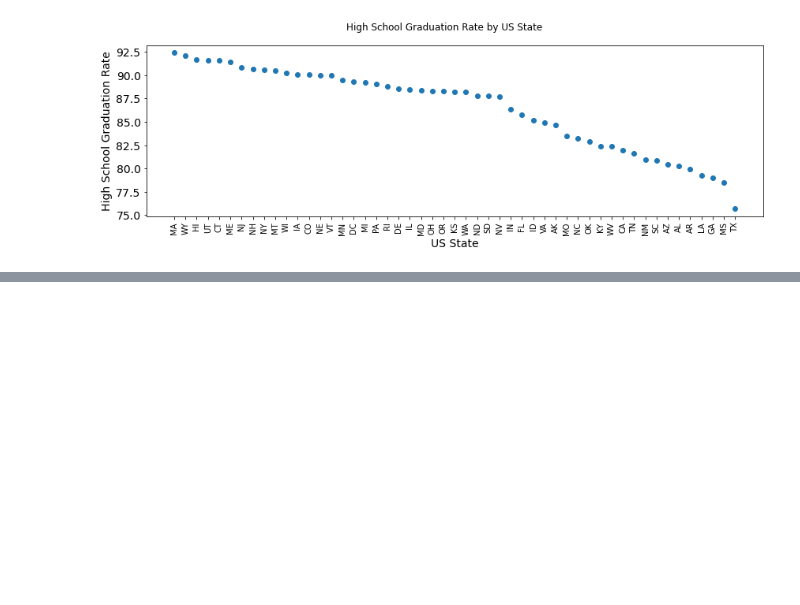
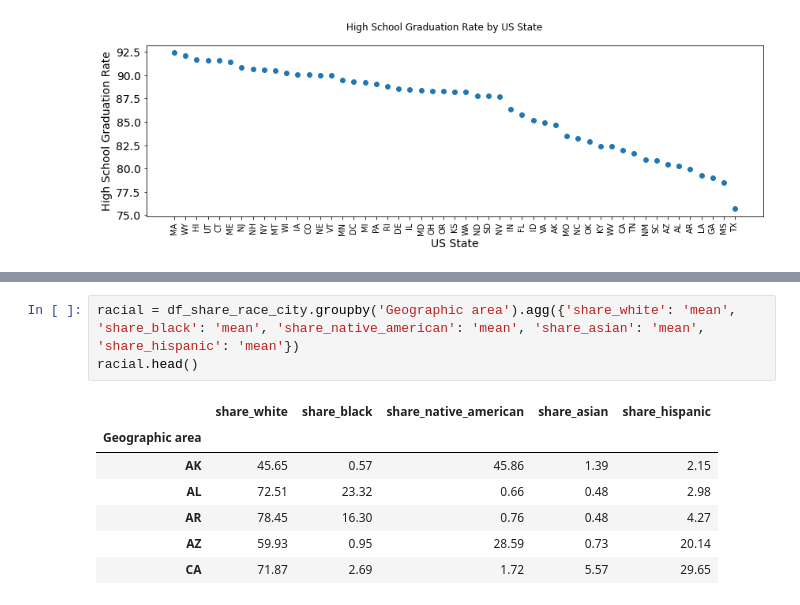
Before and after one commit to sandeep-sb/Fatal-Force-Major-Project, a Jupyter notebook: Fatal_Force.ipynb, the cells around one changed output, grey strips where cells are left out. Drawn from its saved outputs; the diff is of its cells as text; blank space fills up the shorter version.

```diff
--- a/Fatal_Force.ipynb
+++ b/Fatal_Force.ipynb
@@ -334,0 +437,11 @@ plt.show()
+# %%
+racial = df_share_race_city.groupby('Geographic area').agg({'share_white': 'mean', 'share_black': 'mean', 'share_native_american': 'mean', 'share_asian': 'mean', 'share_hispanic': 'mean'})
+racial.head()
+# %% [output]
+|  | share_white | share_black | share_native_american | share_asian | share_hispanic |
+| Geographic area |  |  |  |  |  |
+| AK | 45.65 | 0.57 | 45.86 | 1.39 | 2.15 |
+| AL | 72.51 | 23.32 | 0.66 | 0.48 | 2.98 |
+| AR | 78.45 | 16.30 | 0.76 | 0.48 | 4.27 |
+| AZ | 59.93 | 0.95 | 28.59 | 0.73 | 20.14 |
+| CA | 71.87 | 2.69 | 1.72 | 5.57 | 29.65 |
```
Also changed, not shown: parts of 9 cells of this notebook.
